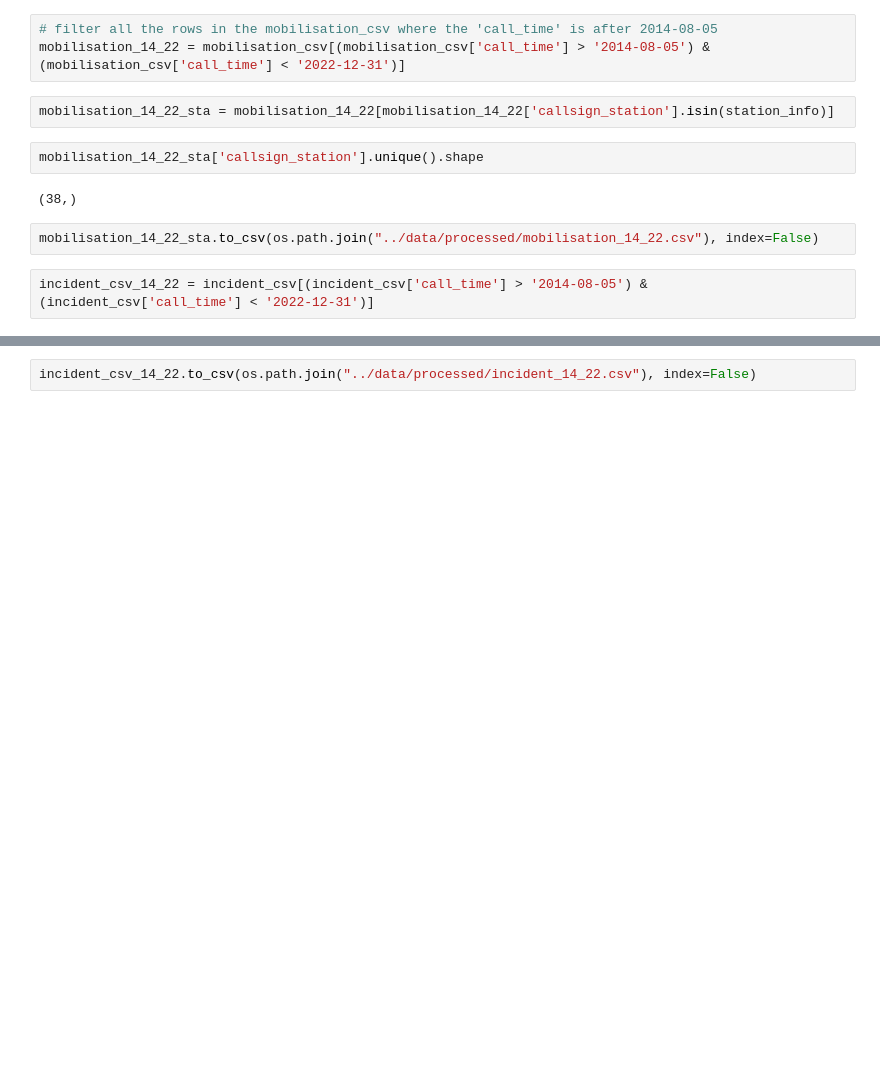
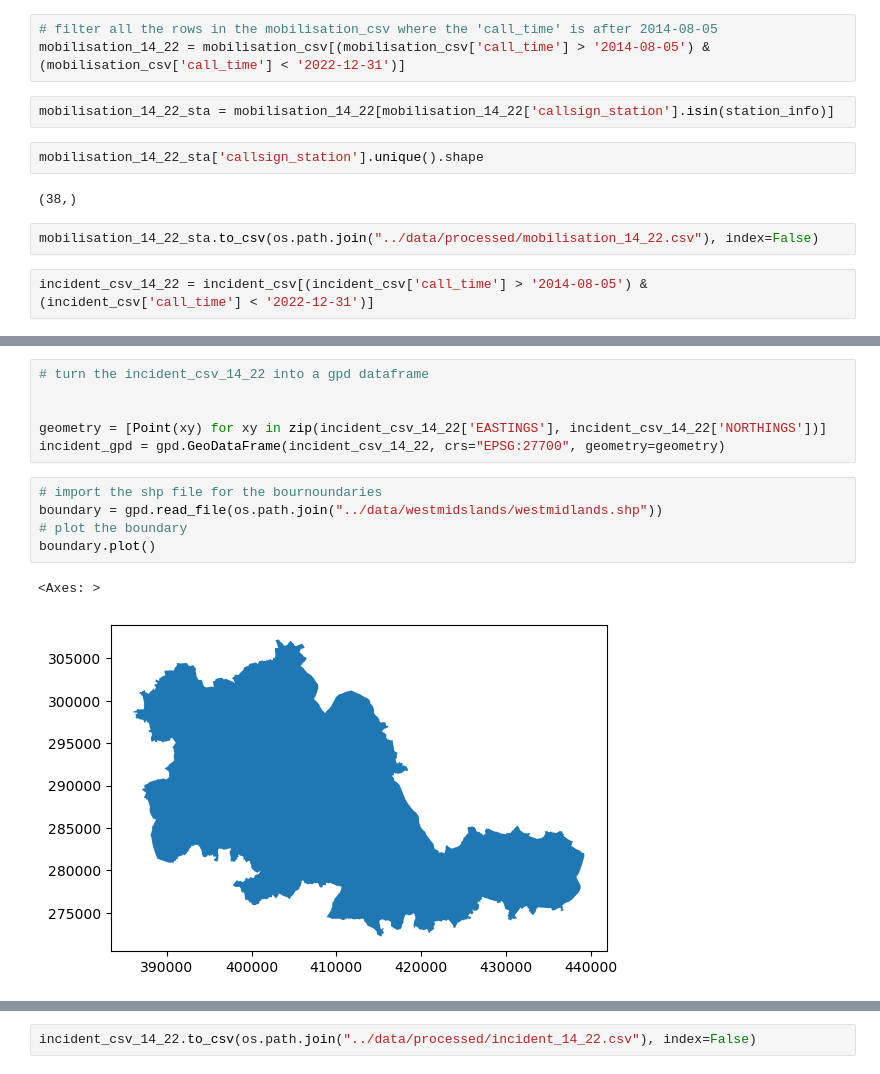
Before and after one commit to BohaoSuCC/CASADataHackathon, a Jupyter notebook: DataPreprocess/PreprocessBohao.ipynb, the cells around one changed output, grey strips where cells are left out. Drawn from its saved outputs; the diff is of its cells as text; blank space fills up the shorter version.

Commit message:
update incident and shp file data

```diff
--- a/DataPreprocess/PreprocessBohao.ipynb
+++ b/DataPreprocess/PreprocessBohao.ipynb
@@ -132,0 +128,14 @@ incident_csv_14_22 = incident_csv[(incident_csv['call_time'] > '2014-08-05') & (
+# %%
+# turn the incident_csv_14_22 into a gpd dataframe
+
+
+geometry = [Point(xy) for xy in zip(incident_csv_14_22['EASTINGS'], incident_csv_14_22['NORTHINGS'])]
+incident_gpd = gpd.GeoDataFrame(incident_csv_14_22, crs="EPSG:27700", geometry=geometry)
+# %%
+# import the shp file for the bournoundaries
+boundary = gpd.read_file(os.path.join("../data/westmidslands/westmidlands.shp"))
+# plot the boundary
+boundary.plot()
+# %% [output]
+<Axes: >
+[figure, added]
```
Also changed, not shown: parts of 11 cells of this notebook, 7 other files.
